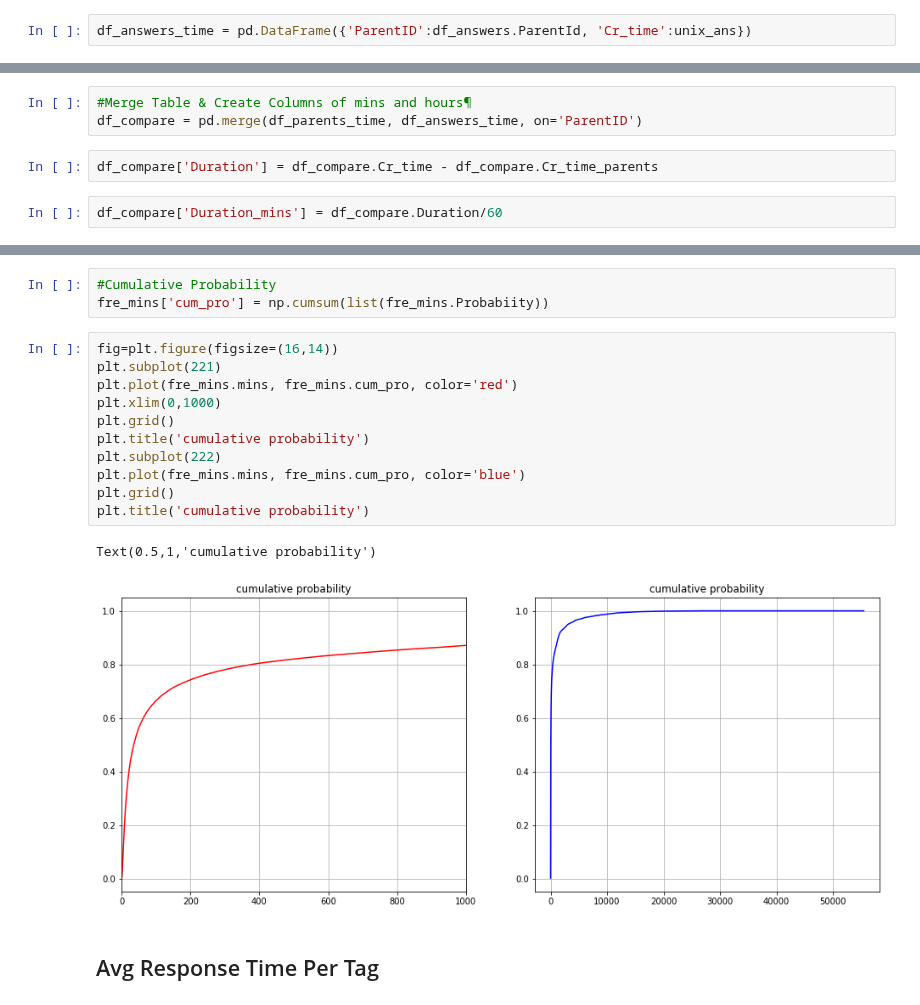
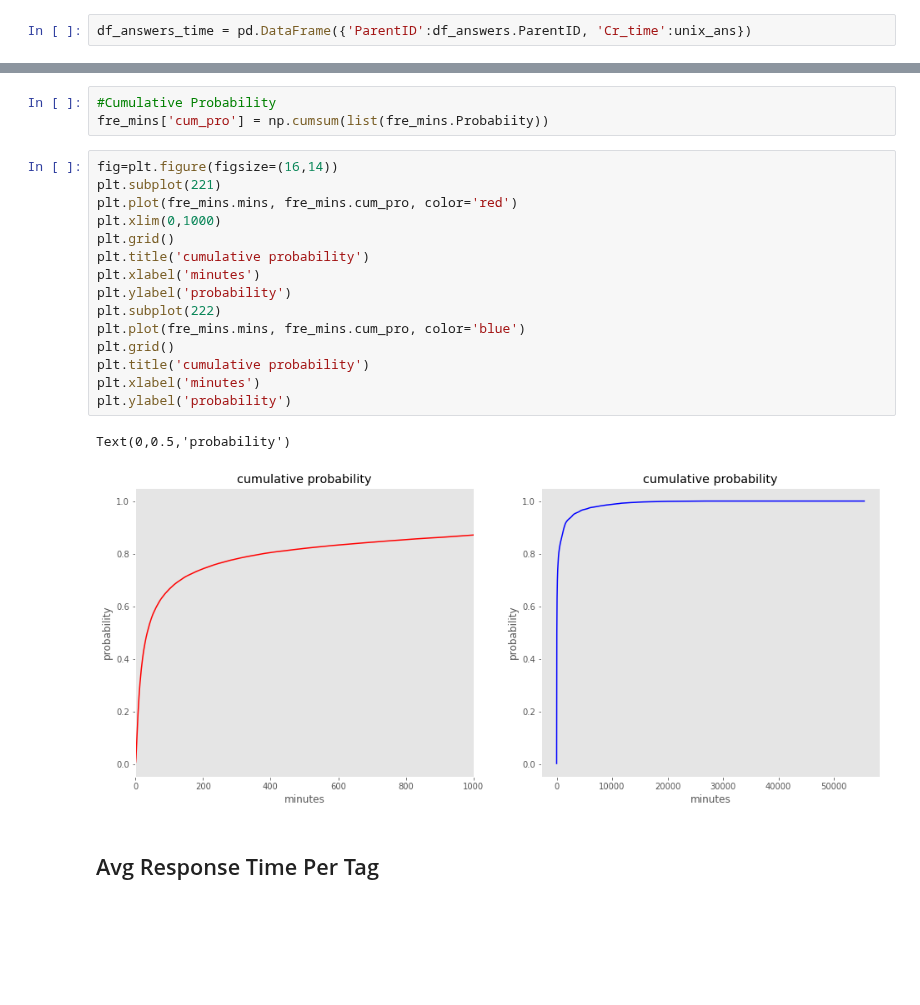
Before and after one commit to MaksimDan/160-Stackoverflow, a Jupyter notebook: source/eda/EDA-master.ipynb, the cells around one changed output, grey strips where cells are left out. Cells and saved outputs as stored; diff of their text form; blank space fills up the shorter version.

```diff
--- a/source/eda/EDA-master.ipynb
+++ b/source/eda/EDA-master.ipynb
@@ -121,7 +121,7 @@ df_answers.CreationDate = df_answers.CreationDate.str[:-4]
 # %%
 unix_ans = [date_ts(i) for i in df_answers.CreationDate]
 # %%
-df_answers_time = pd.DataFrame({'ParentID':df_answers.ParentId, 'Cr_time':unix_ans})
+df_answers_time = pd.DataFrame({'ParentID':df_answers.ParentID, 'Cr_time':unix_ans})
 # %%
 df_list = df_answers_time.groupby(df_answers_time.ParentID)
 # %%
@@ -391,7 +361,0 @@ df_parents_time = pd.DataFrame({'Cr_time_parents':unix_parents, 'ParentID':Paren
-# %%
-#Merge Table & Create Columns of mins and hours¶
-df_compare = pd.merge(df_parents_time, df_answers_time, on='ParentID')
-# %%
-df_compare['Duration'] = df_compare.Cr_time - df_compare.Cr_time_parents
-# %%
-df_compare['Duration_mins'] = df_compare.Duration/60
@@ -464,17 +389,21 @@ fre_mins['cum_pro'] = np.cumsum(list(fre_mins.Probabiity))
 # %%
 fig=plt.figure(figsize=(16,14))
 plt.subplot(221)
 plt.plot(fre_mins.mins, fre_mins.cum_pro, color='red')
 plt.xlim(0,1000)
 plt.grid()
 plt.title('cumulative probability')
+plt.xlabel('minutes')
+plt.ylabel('probability')
 plt.subplot(222)
 plt.plot(fre_mins.mins, fre_mins.cum_pro, color='blue')
 plt.grid()
 plt.title('cumulative probability')
+plt.xlabel('minutes')
+plt.ylabel('probability')
 # %% [output]
-Text(0.5,1,'cumulative probability')
+Text(0,0.5,'probability')
-[figure, old version]
+[figure, new version]
 # %% [markdown]
 ## Avg Response Time Per Tag
 # %%
```
Also changed, not shown: parts of 31 cells of this notebook, 2 other files.
